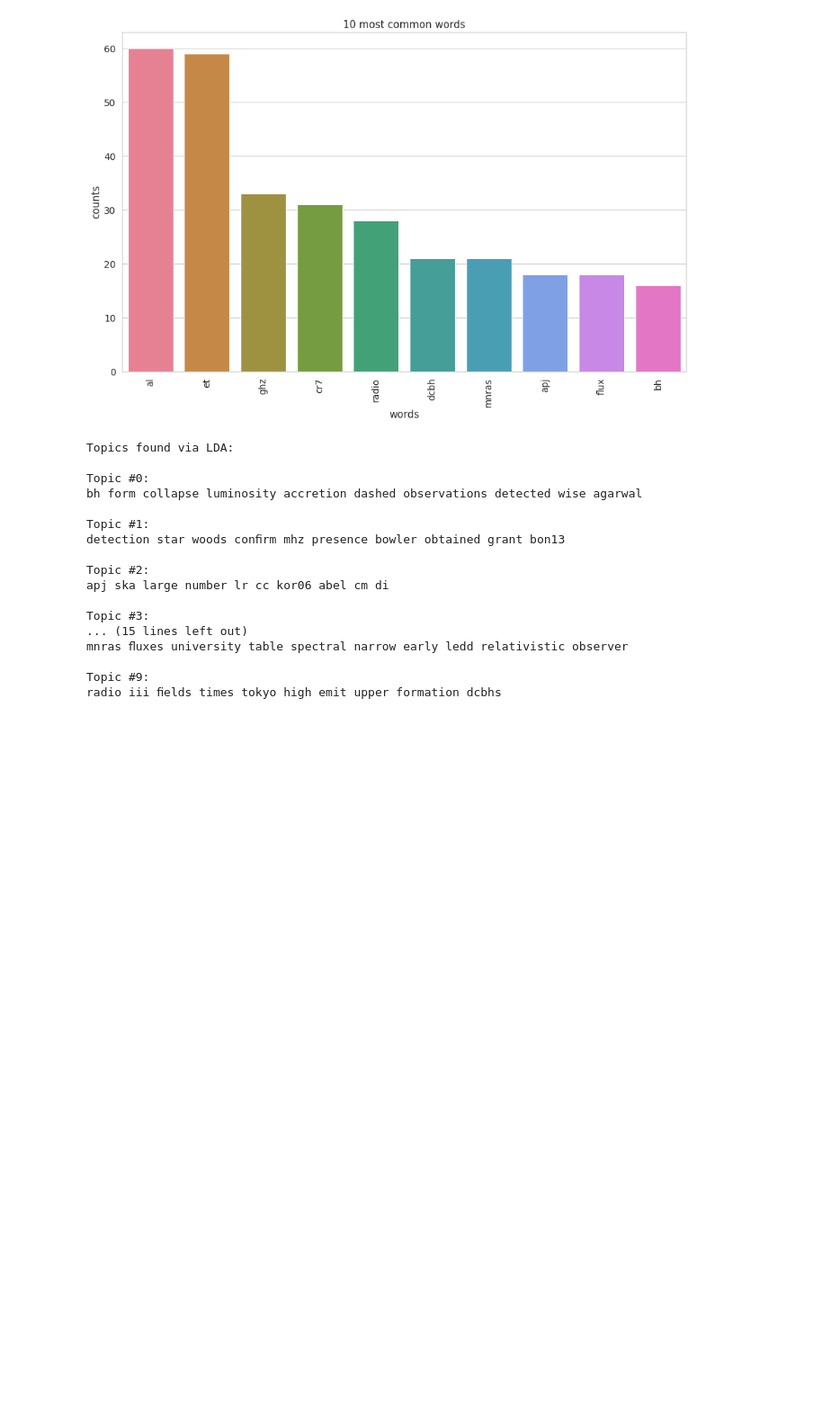
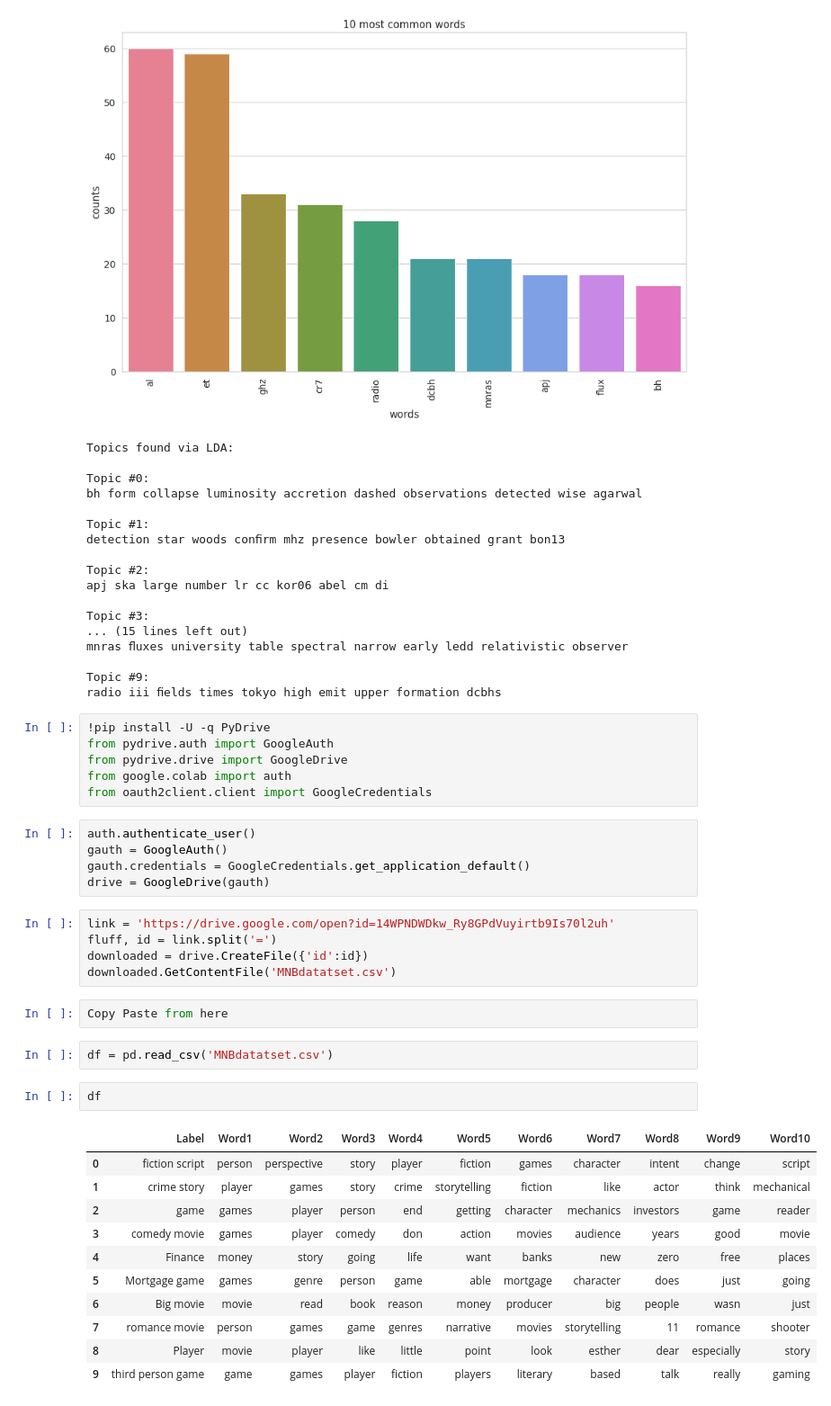
Before and after one commit to chettkulkarni/MachineLearning, a Jupyter notebook: NLP_NLU.ipynb, the cells around one changed output. Shown: that part at 90% size. Saved outputs shown, nothing was run; the diff lists cells and outputs as text; blank space fills up the shorter version.

```diff
--- a/NLP_NLU.ipynb
+++ b/NLP_NLU.ipynb
@@ -152,3 +155,37 @@ mnras ﬂuxes university table spectral narrow early ledd relativistic observer
 
 Topic #9:
 radio iii ﬁelds times tokyo high emit upper formation dcbhs
+# %%
+!pip install -U -q PyDrive
+from pydrive.auth import GoogleAuth
+from pydrive.drive import GoogleDrive
+from google.colab import auth
+from oauth2client.client import GoogleCredentials
+# %%
+auth.authenticate_user()
+gauth = GoogleAuth()
+gauth.credentials = GoogleCredentials.get_application_default()
+drive = GoogleDrive(gauth)
+# %%
+link = 'https://drive.google.com/open?id=14WPNDWDkw_Ry8GPdVuyirtb9Is70l2uh'
+fluff, id = link.split('=')
+downloaded = drive.CreateFile({'id':id})
+downloaded.GetContentFile('MNBdatatset.csv')
+# %%
+Copy Paste from here
+# %%
+df = pd.read_csv('MNBdatatset.csv')
+# %%
+df
+# %% [output]
+|  | Label | Word1 | Word2 | Word3 | Word4 | Word5 | Word6 | Word7 | Word8 | Word9 | Word10 |
+| 0 | fiction script | person | perspective | story | player | fiction | games | character | intent | change | script |
+| 1 | crime story | player | games | story | crime | storytelling | fiction | like | actor | think | mechanical |
+| 2 | game | games | player | person | end | getting | character | mechanics | investors | game | reader |
+| 3 | comedy movie | games | player | comedy | don | action | movies | audience | years | good | movie |
+| 4 | Finance | money | story | going | life | want | banks | new | zero | free | places |
+| 5 | Mortgage game | games | genre | person | game | able | mortgage | character | does | just | going |
+| 6 | Big movie | movie | read | book | reason | money | producer | big | people | wasn | just |
+| 7 | romance movie | person | games | game | genres | narrative | movies | storytelling | 11 | romance | shooter |
+| 8 | Player | movie | player | like | little | point | look | esther | dear | especially | story |
+| 9 | third person game | game | games | player | fiction | players | literary | based | talk | really | gaming |
```
Also changed, not shown: parts of 15 cells of this notebook.
